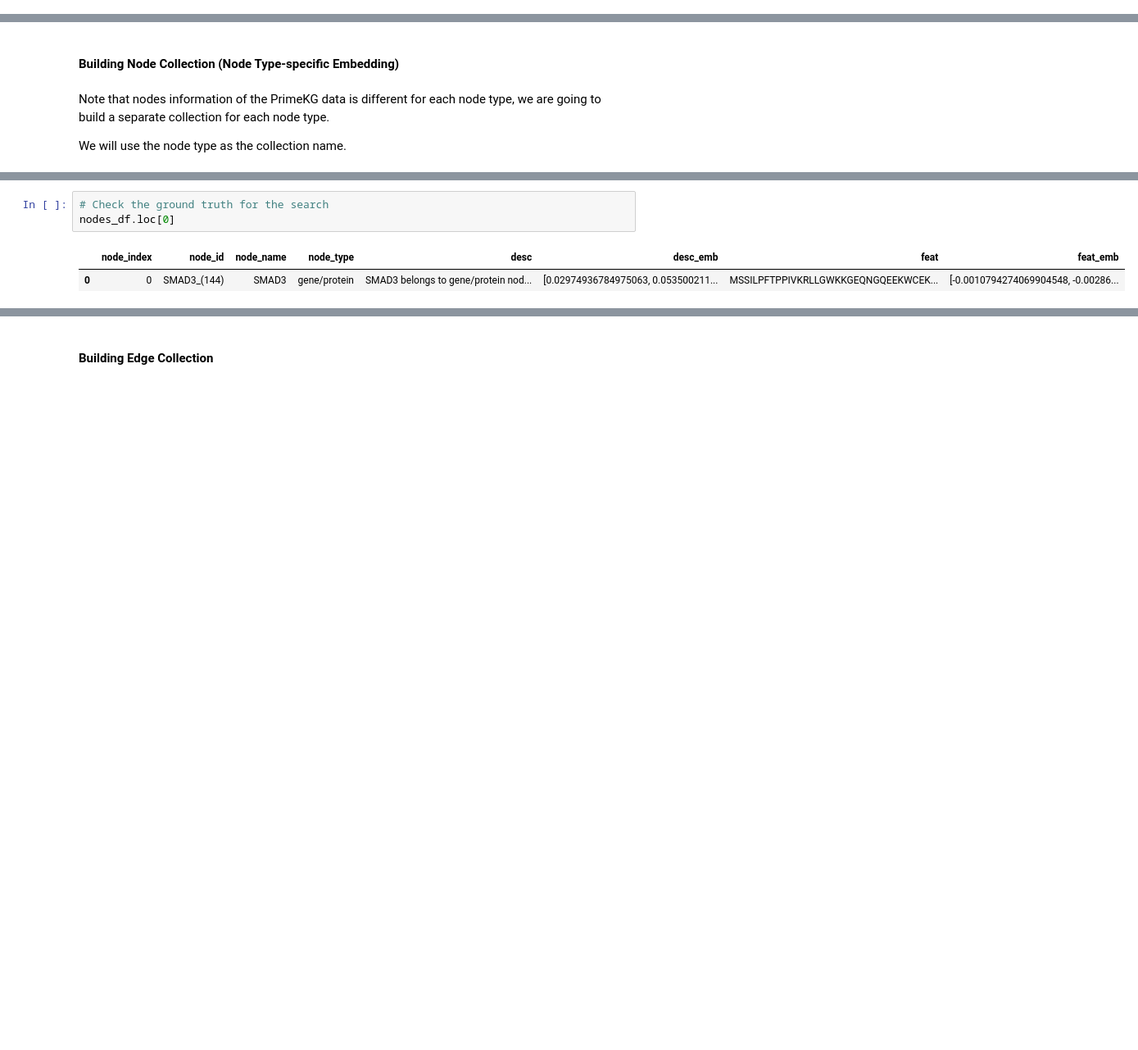
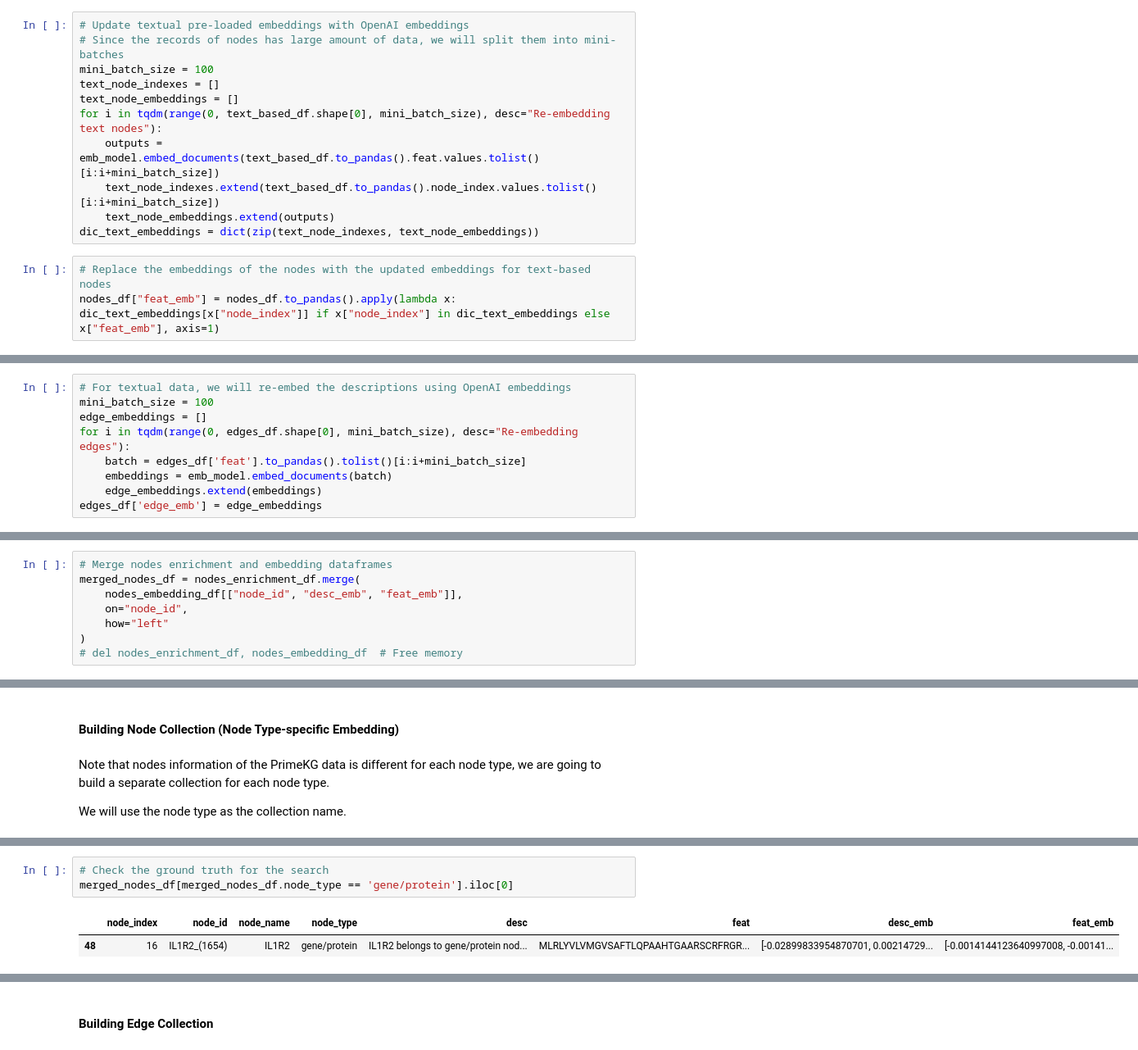
Before and after one commit to VirtualPatientEngine/AIAgents4Pharma, a Jupyter notebook: docs/notebooks/talk2knowledgegraphs/tutorial_primekg_milvus_ibd_primekg_dump.ipynb, the cells around one changed output, grey strips where cells are left out. Shown at 82% size. Saved outputs shown, nothing was run; the diff lists cells and outputs as text; blank space fills up the shorter version.

Commit message:
fix: re-embed IBD graph with OpenAI

```diff
--- a/docs/notebooks/talk2knowledgegraphs/tutorial_primekg_milvus_ibd_primekg_dump.ipynb
+++ b/docs/notebooks/talk2knowledgegraphs/tutorial_primekg_milvus_ibd_primekg_dump.ipynb
@@ -109,0 +147,14 @@ nodes_df[nodes_df.node_index == 5]
+# %%
+# Update textual pre-loaded embeddings with OpenAI embeddings
+# Since the records of nodes has large amount of data, we will split them into mini-batches
+mini_batch_size = 100
+text_node_indexes = []
+text_node_embeddings = []
+for i in tqdm(range(0, text_based_df.shape[0], mini_batch_size), desc="Re-embedding text nodes"):
+    outputs = emb_model.embed_documents(text_based_df.to_pandas().feat.values.tolist()[i:i+mini_batch_size])
+    text_node_indexes.extend(text_based_df.to_pandas().node_index.values.tolist()[i:i+mini_batch_size])
+    text_node_embeddings.extend(outputs)
+dic_text_embeddings = dict(zip(text_node_indexes, text_node_embeddings))
+# %%
+# Replace the embeddings of the nodes with the updated embeddings for text-based nodes
+nodes_df["feat_emb"] = nodes_df.to_pandas().apply(lambda x: dic_text_embeddings[x["node_index"]] if x["node_index"] in dic_text_embeddings else x["feat_emb"], axis=1)
@@ -165,0 +236,9 @@ edges_df[edges_df.triplet_index == 10388]
+# %%
+# For textual data, we will re-embed the descriptions using OpenAI embeddings
+mini_batch_size = 100
+edge_embeddings = []
+for i in tqdm(range(0, edges_df.shape[0], mini_batch_size), desc="Re-embedding edges"):
+    batch = edges_df['feat'].to_pandas().tolist()[i:i+mini_batch_size]
+    embeddings = emb_model.embed_documents(batch)
+    edge_embeddings.extend(embeddings)
+edges_df['edge_emb'] = edge_embeddings
@@ -284,6 +369,14 @@ nodes_embedding_df = graph_dict['nodes']['embedding']
 # Get edges enrichment and embedding dataframes
 edges_enrichment_df = graph_dict['edges']['enrichment']
 edges_embedding_df = graph_dict['edges']['embedding'] # !!consisted of a list of dataframes!!
+# %%
+# Merge nodes enrichment and embedding dataframes
+merged_nodes_df = nodes_enrichment_df.merge(
+    nodes_embedding_df[["node_id", "desc_emb", "feat_emb"]],
+    on="node_id",
+    how="left"
+)
+# del nodes_enrichment_df, nodes_embedding_df  # Free memory
 # %%
 # Check dataframe
 nodes_enrichment_df.head(3)
@@ -709,9 +826,9 @@ data: [[{'node_index': 0, 'distance': 0.9999998211860657, 'entity': {'node_id':
 # %%
 # Check the ground truth for the search
-nodes_df.loc[0]
+merged_nodes_df[merged_nodes_df.node_type == 'gene/protein'].iloc[0]
 # %% [output]
-|  | node_index | node_id | node_name | node_type | desc | desc_emb | feat | feat_emb |
-| 0 | 0 | SMAD3_(144) | SMAD3 | gene/protein | SMAD3 belongs to gene/protein nod... | [0.02974936784975063, 0.053500211... | MSSILPFTPPIVKRLLGWKKGEQNGQEEKWCEK... | [-0.0010794274069904548, -0.00286... |
+|  | node_index | node_id | node_name | node_type | desc | feat | desc_emb | feat_emb |
+| 48 | 16 | IL1R2_(1654) | IL1R2 | gene/protein | IL1R2 belongs to gene/protein nod... | MLRLYVLVMGVSAFTLQPAAHTGAARSCRFRGR... | [-0.02899833954870701, 0.00214729... | [-0.0014144123640997008, -0.00141... |
 # %%
 # Get node indices from the results
 [n['node_index'] for n in results[0]]
```
Also changed, not shown: parts of 44 cells of this notebook, 24 other files.
